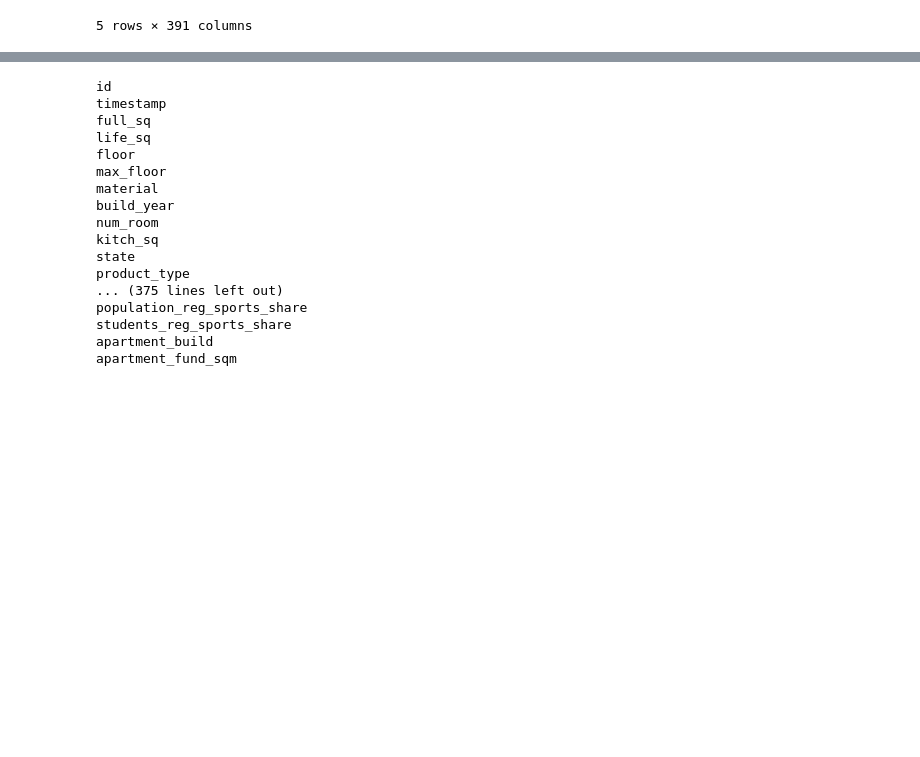
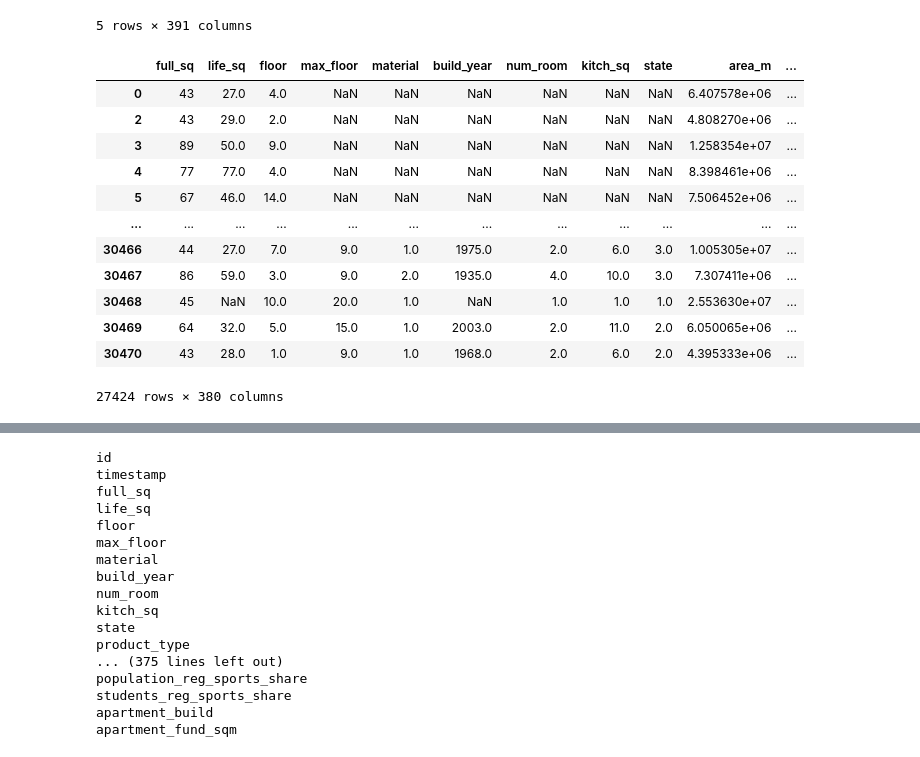
Before and after one commit to ayakkala1/Project-3-Data-401, a Jupyter notebook: Zachary Gelber/Project 3 Scratch.ipynb, the cells around one changed output, grey strips where cells are left out. Saved outputs shown, nothing was run; the diff lists cells and outputs as text; code cells hidden in the pictures; blank space fills up the shorter version.

```diff
--- a/Zachary Gelber/Project 3 Scratch.ipynb
+++ b/Zachary Gelber/Project 3 Scratch.ipynb
@@ -42,3 +42,55 @@ df_merge.head()
 | 3 | 4 | 2011-09-01 | 89 | 50.0 | 9.0 | NaN | NaN | NaN | NaN | NaN | ... |
 | 4 | 5 | 2011-09-05 | 77 | 77.0 | 4.0 | NaN | NaN | NaN | NaN | NaN | ... |
 5 rows × 391 columns
+# %%
+to_toss_na = ["provision_retail_space_modern_sqm",
+             "provision_retail_space_sqm",
+             "students_reg_sports_share",
+             "museum_visitis_per_100_cap",
+             "theaters_viewers_per_1000_cap",
+             "load_of_teachers_preschool_per_teacher",
+             "hospital_beds_raion"]
+
+to_toss_geo = ["sub_area"]
+
+to_toss_ind = ["culture_objects_top_25",
+              "thermal_power_plant_raion",
+              "incineration_raion",
+              "oil_chemistry_raion",
+              "railroad_terminal_raion",
+              "big_market_raion",
+              "nuclear_reactor_raion",
+              "detention_facility_raion",
+              "water_1line",
+              "big_road1_1line",
+              "railroad_1line",
+              "radiation_raion"]
+
+to_dummify = ["product_type",
+             "ecology",
+             "child_on_acc_pre_school",
+             "modern_education_share",
+             "old_education_build_share"]
+# %%
+testing_size = int(len(df_merge)*0.1)
+testing_idx = rand.sample(list(range(len(df_merge))),testing_size)
+# %%
+df_train = df_merge.loc[~df_merge.index.isin(testing_idx)]
+y_train = df_train["price_doc"]
+df_train = df_train.drop(to_toss_na + to_toss_geo + to_toss_ind + ["timestamp","id","price_doc"], axis=1)
+df_train = pd.get_dummies(df_train, columns = to_dummify)
+df_train
+# %% [output]
+|  | full_sq | life_sq | floor | max_floor | material | build_year | num_room | kitch_sq | state | area_m | ... |
+| 0 | 43 | 27.0 | 4.0 | NaN | NaN | NaN | NaN | NaN | NaN | 6.407578e+06 | ... |
+| 2 | 43 | 29.0 | 2.0 | NaN | NaN | NaN | NaN | NaN | NaN | 4.808270e+06 | ... |
+| 3 | 89 | 50.0 | 9.0 | NaN | NaN | NaN | NaN | NaN | NaN | 1.258354e+07 | ... |
+| 4 | 77 | 77.0 | 4.0 | NaN | NaN | NaN | NaN | NaN | NaN | 8.398461e+06 | ... |
+| 5 | 67 | 46.0 | 14.0 | NaN | NaN | NaN | NaN | NaN | NaN | 7.506452e+06 | ... |
+| ... | ... | ... | ... | ... | ... | ... | ... | ... | ... | ... | ... |
+| 30466 | 44 | 27.0 | 7.0 | 9.0 | 1.0 | 1975.0 | 2.0 | 6.0 | 3.0 | 1.005305e+07 | ... |
+| 30467 | 86 | 59.0 | 3.0 | 9.0 | 2.0 | 1935.0 | 4.0 | 10.0 | 3.0 | 7.307411e+06 | ... |
+| 30468 | 45 | NaN | 10.0 | 20.0 | 1.0 | NaN | 1.0 | 1.0 | 1.0 | 2.553630e+07 | ... |
+| 30469 | 64 | 32.0 | 5.0 | 15.0 | 1.0 | 2003.0 | 2.0 | 11.0 | 2.0 | 6.050065e+06 | ... |
+| 30470 | 43 | 28.0 | 1.0 | 9.0 | 1.0 | 1968.0 | 2.0 | 6.0 | 2.0 | 4.395333e+06 | ... |
+27424 rows × 380 columns
```
Also changed, not shown: parts of 8 cells of this notebook.
